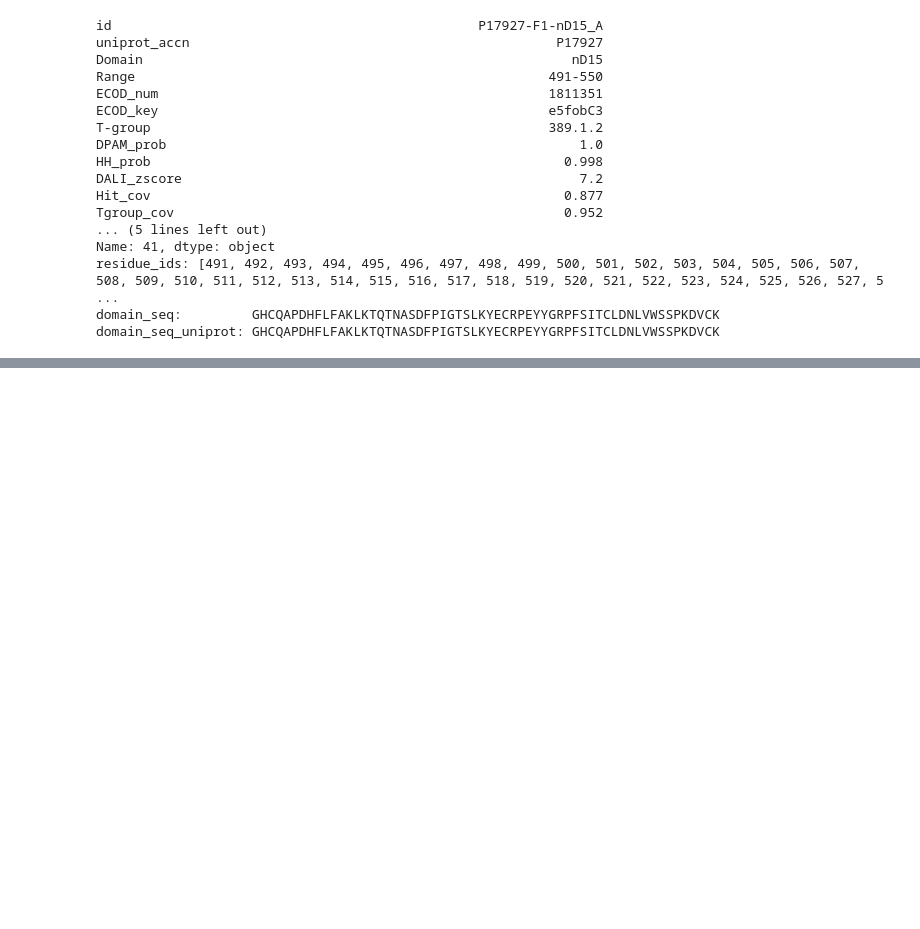
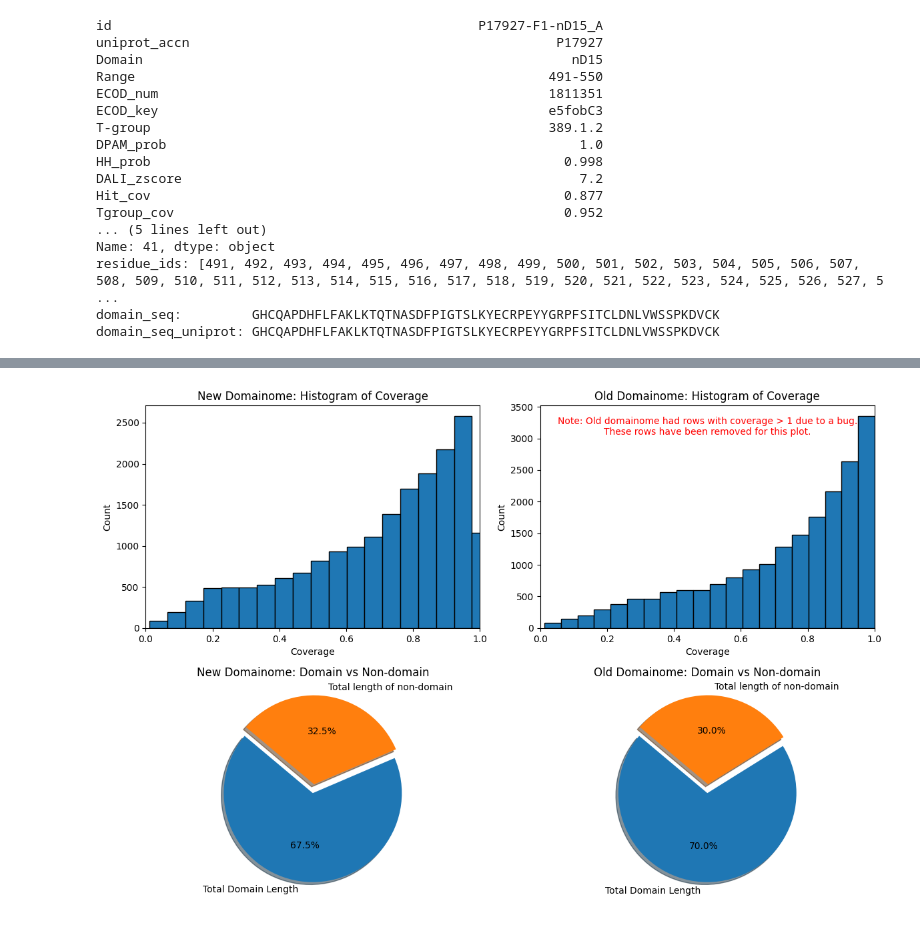
Before and after one commit to meng-yx/DPAM, a Jupyter notebook: notebooks/domains_to_pdb.ipynb, the cells around one changed output, grey strips where cells are left out. Drawn from its saved outputs; the diff is of its cells as text; code cells hidden in the pictures; blank space fills up the shorter version.

Commit message:
Check the coverage of the domainome

```diff
--- a/notebooks/domains_to_pdb.ipynb
+++ b/notebooks/domains_to_pdb.ipynb
@@ -688,0 +719,16 @@ domain_seq_uniprot: GHCQAPDHFLFAKLKTQTNASDFPIGTSLKYECRPEYYGRPFSITCLDNLVWSSPKDVCK
+# %%
+# ------- Helper functions -------
+
+# Function to get sequence string from fasta file
+def read_fasta(fasta_path):
+    """Read a fasta file and return a string of the sequence (ignores any line starting with '>')."""
+    import re
+    sequence = []
+    with open(fasta_path, 'r') as f:
+        for line in f:
+            if not line.startswith('>'):
+                # Only add alphabetic (protein) characters
+                sequence.extend(re.findall(r"[A-Za-z]", line))
+    return ''.join(sequence)
+
+# Function to compute the coverage of a single uniprot_accn
@@ -688,0 +878,4 @@ domain_seq_uniprot: GHCQAPDHFLFAKLKTQTNASDFPIGTSLKYECRPEYYGRPFSITCLDNLVWSSPKDVCK
+# %%
+# Due to some bug in the old domainome, there are some rows with coverage > 1
+# Remove those rows before plotting
+df_coverage_old = df_coverage_old[df_coverage_old['coverage'] <= 1]
@@ -688,0 +907,70 @@ domain_seq_uniprot: GHCQAPDHFLFAKLKTQTNASDFPIGTSLKYECRPEYYGRPFSITCLDNLVWSSPKDVCK
+# %%
+# Plot a 2 x 2 subplot of the histogram and pie chart of coverage
+# Top - histogram; bottom - pie chart
+# left - new domainome; right - old domainome
+
+fig, axes = plt.subplots(2, 2, figsize=(12, 8))
+
+# --- HISTOGRAMS (top row) ---
+# Top left: New domainome histogram
+axes[0, 0].hist(df_coverage['coverage'], bins=20, edgecolor='black')
+axes[0, 0].set_xlim(0, 1)
+axes[0, 0].set_xlabel('Coverage')
+axes[0, 0].set_ylabel('Count')
+axes[0, 0].set_title('New Domainome: Histogram of Coverage')
+
+# Top right: Old domainome histogram
+axes[0, 1].hist(df_coverage_old['coverage'], bins=20, edgecolor='black')
+axes[0, 1].set_xlim(0, 1)
+axes[0, 1].set_xlabel('Coverage')
+axes[0, 1].set_ylabel('Count')
+axes[0, 1].set_title('Old Domainome: Histogram of Coverage')
+
+# Add a text annotation about the old domainome bug
+axes[0, 1].text(
+    0.5, 0.95,
+    "Note: Old domainome had rows with coverage > 1 due to a bug.\nThese rows have been removed for this plot.",
+    color="red", fontsize=10, ha='center', va='top', transform=axes[0, 1].transAxes
+)
+
+# --- PIE CHARTS (bottom row) ---
+# Calculate sums for new domainome
+sum_total_domain_length_new = df_coverage['total_domain_length'].sum()
+sum_full_length_new = df_coverage['full_length'].sum()
+sum_not_domain_new = sum_full_length_new - sum_total_domain_length_new
+sizes_new = [sum_total_domain_length_new, sum_not_domain_new]
+labels = ['Total Domain Length', 'Total length of non-domain']
+explode = [0, 0.1]
+
+# Bottom left: New domainome pie chart
+axes[1, 0].pie(
+    sizes_new,
+    explode=explode,
+    labels=labels,
+    autopct='%1.1f%%',
+    shadow=True,
+    startangle=140
+)
+axes[1, 0].set_title('New Domainome: Domain vs Non-domain')
+
+# Calculate sums for old domainome
+sum_total_domain_length_old = df_coverage_old['total_domain_length'].sum()
+sum_full_length_old = df_coverage_old['full_length'].sum()
+sum_not_domain_old = sum_full_length_old - sum_total_domain_length_old
+sizes_old = [sum_total_domain_length_old, sum_not_domain_old]
+
+# Bottom right: Old domainome pie chart
+axes[1, 1].pie(
+    sizes_old,
+    explode=explode,
+    labels=labels,
+    autopct='%1.1f%%',
+    shadow=True,
+    startangle=140
+)
+axes[1, 1].set_title('Old Domainome: Domain vs Non-domain')
+
+plt.tight_layout()
+plt.show()
+# %% [output]
+[figure, added]
```
Also changed, not shown: parts of 11 cells of this notebook.
